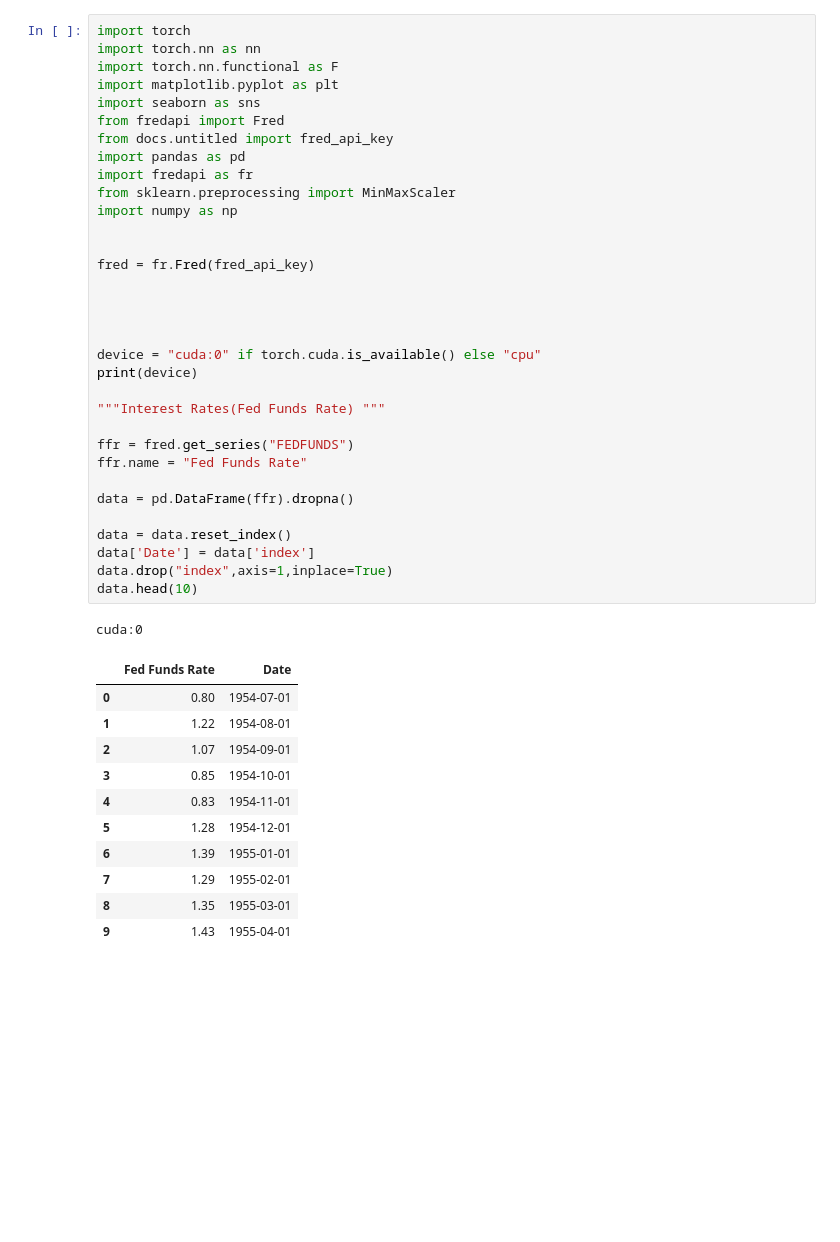
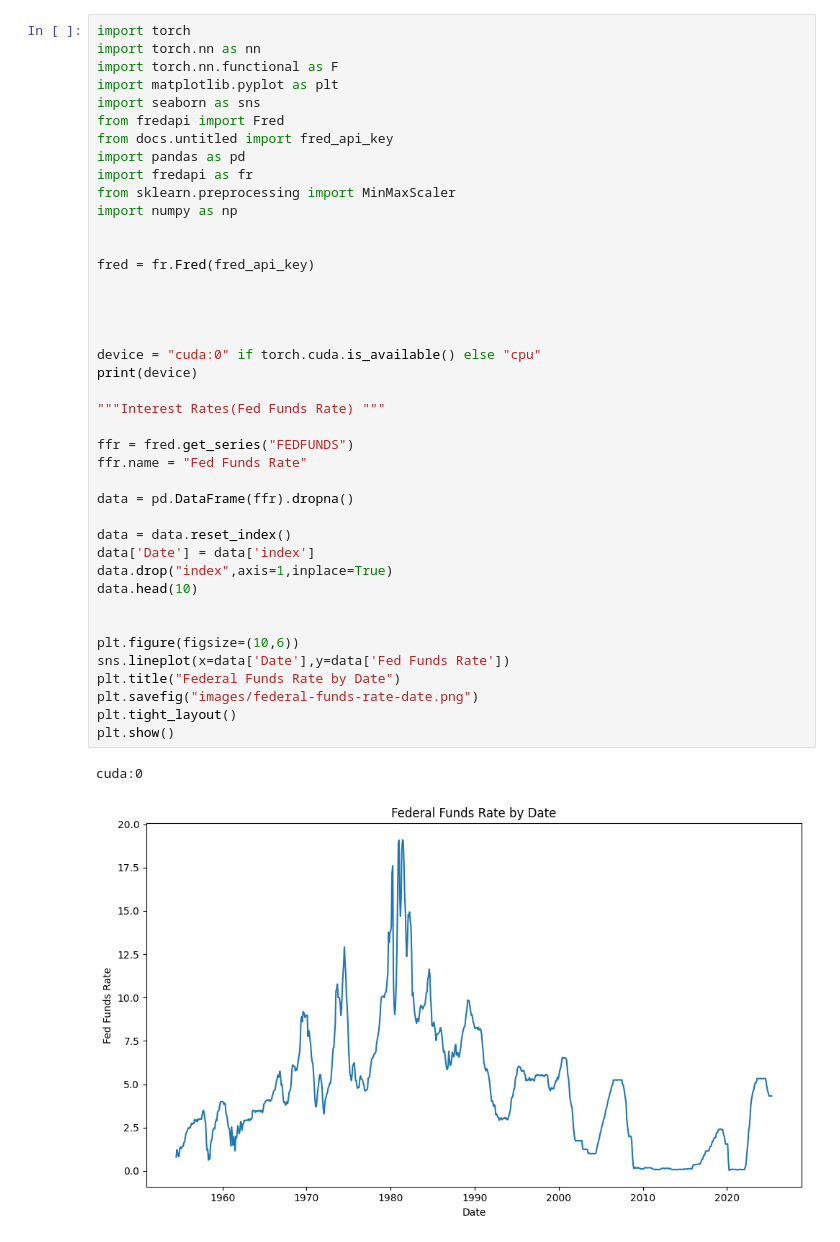
Before and after one commit to nickkats1/Fed-Funds-Forecast, a Jupyter notebook: interest_rates_forecasting.ipynb, the cells around one changed output. Cells and saved outputs as stored; diff of their text form; blank space fills up the shorter version.

```diff
--- a/interest_rates_forecasting.ipynb
+++ b/interest_rates_forecasting.ipynb
@@ -6,44 +6,42 @@ import matplotlib.pyplot as plt
 import seaborn as sns
 from fredapi import Fred
 from docs.untitled import fred_api_key
 import pandas as pd
 import fredapi as fr
 from sklearn.preprocessing import MinMaxScaler
 import numpy as np
 
 
 fred = fr.Fred(fred_api_key)
 
 
 
 
 device = "cuda:0" if torch.cuda.is_available() else "cpu"
 print(device)
 
 """Interest Rates(Fed Funds Rate) """
 
 ffr = fred.get_series("FEDFUNDS")
 ffr.name = "Fed Funds Rate"
 
 data = pd.DataFrame(ffr).dropna()
 
 data = data.reset_index()
 data['Date'] = data['index']
 data.drop("index",axis=1,inplace=True)
 data.head(10)
+
+
+plt.figure(figsize=(10,6))
+sns.lineplot(x=data['Date'],y=data['Fed Funds Rate'])
+plt.title("Federal Funds Rate by Date")
+plt.savefig("images/federal-funds-rate-date.png")
+plt.tight_layout()
+plt.show()
 # %% [output]
 cuda:0
-|  | Fed Funds Rate | Date |
-| 0 | 0.80 | 1954-07-01 |
-| 1 | 1.22 | 1954-08-01 |
-| 2 | 1.07 | 1954-09-01 |
-| 3 | 0.85 | 1954-10-01 |
-| 4 | 0.83 | 1954-11-01 |
-| 5 | 1.28 | 1954-12-01 |
-| 6 | 1.39 | 1955-01-01 |
-| 7 | 1.29 | 1955-02-01 |
-| 8 | 1.35 | 1955-03-01 |
-| 9 | 1.43 | 1955-04-01 |
+[figure, added]
 # %%
 
 training = data.iloc[:,0:1].values
```
Also changed, not shown: parts of 3 cells of this notebook.
